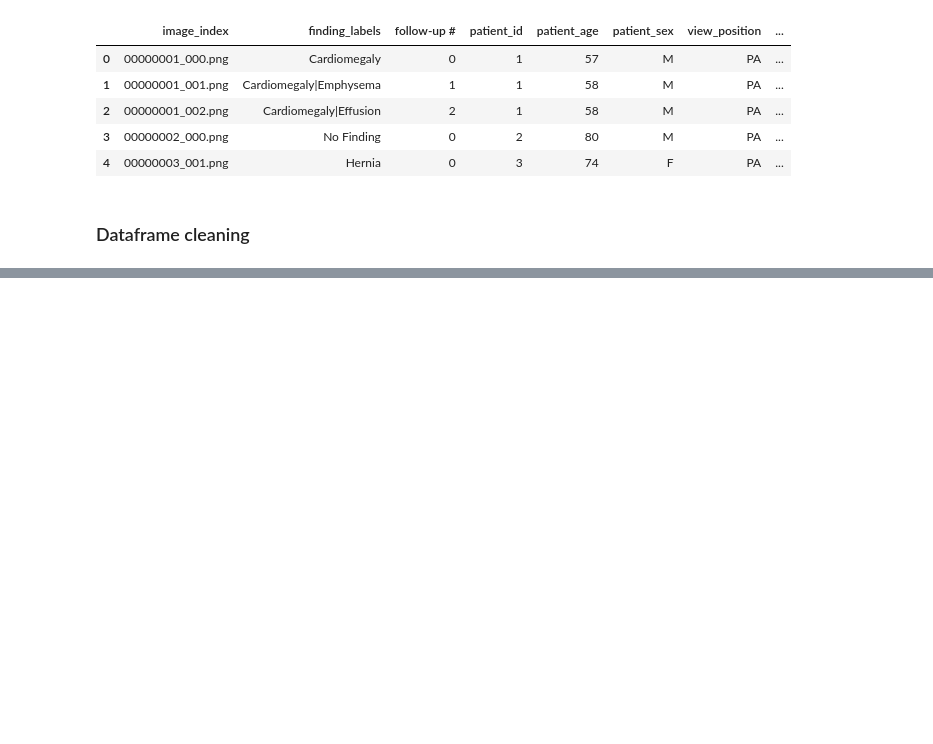
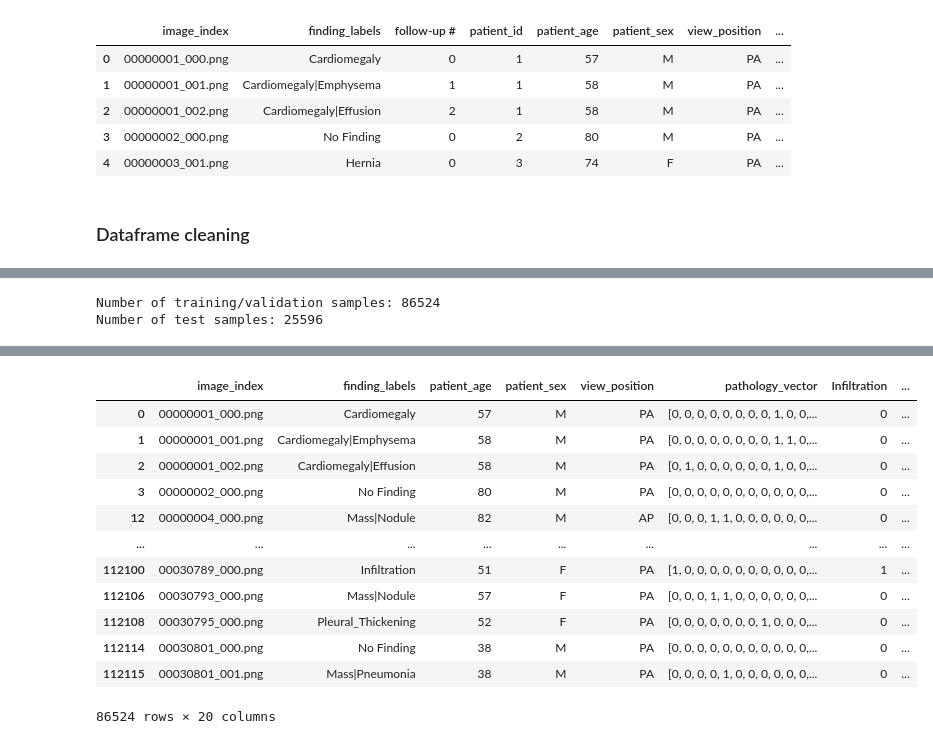
Before and after one commit to psiku/dnn-cxr-diagnostics, a Jupyter notebook: cxr-training-pipeline/notebooks/02_data_preparation/01_dataset_preparation.ipynb, the cells around one changed output, grey strips where cells are left out. Cells and saved outputs as stored; diff of their text form; code cells hidden in the pictures; blank space fills up the shorter version.

```diff
--- a/cxr-training-pipeline/notebooks/02_data_preparation/01_dataset_preparation.ipynb
+++ b/cxr-training-pipeline/notebooks/02_data_preparation/01_dataset_preparation.ipynb
@@ -98,0 +146,6 @@ original image resolution – images will be resized during preprocessing, so th
+# %%
+labels = cleaned_metadata["finding_labels"].str.get_dummies(sep="|")
+
+cleaned_metadata = cleaned_metadata.join(labels[PATHOLOGY_LIST])
+
+cleaned_metadata.head()
@@ -98,0 +162,3 @@ original image resolution – images will be resized during preprocessing, so th
+# %%
+train_val_list = catalog.load('cxr8_train_val_list')
+test_list = catalog.load('cxr8_test_list')
@@ -98,0 +168,15 @@ original image resolution – images will be resized during preprocessing, so th
+# %%
+train_val_list = [line.strip() for line in train_val_list.splitlines() if line.strip()]
+test_list = [line.strip() for line in test_list.splitlines() if line.strip()]
+
+print(f"Number of training/validation samples: {len(train_val_list)}")
+print(f"Number of test samples: {len(test_list)}")
+# %% [output]
+Number of training/validation samples: 86524
+Number of test samples: 25596
+# %%
+train_val_df = cleaned_metadata[cleaned_metadata['image_index'].isin(train_val_list)]
+test_df = cleaned_metadata[cleaned_metadata['image_index'].isin(test_list)]
+# %%
+train_val_df
+# %% [output]
@@ -98,0 +184,13 @@ original image resolution – images will be resized during preprocessing, so th
+|  | image_index | finding_labels | patient_age | patient_sex | view_position | pathology_vector | Infiltration | ... |
+| 0 | 00000001_000.png | Cardiomegaly | 57 | M | PA | [0, 0, 0, 0, 0, 0, 0, 0, 1, 0, 0,... | 0 | ... |
+| 1 | 00000001_001.png | Cardiomegaly|Emphysema | 58 | M | PA | [0, 0, 0, 0, 0, 0, 0, 0, 1, 1, 0,... | 0 | ... |
+| 2 | 00000001_002.png | Cardiomegaly|Effusion | 58 | M | PA | [0, 1, 0, 0, 0, 0, 0, 0, 1, 0, 0,... | 0 | ... |
+| 3 | 00000002_000.png | No Finding | 80 | M | PA | [0, 0, 0, 0, 0, 0, 0, 0, 0, 0, 0,... | 0 | ... |
+| 12 | 00000004_000.png | Mass|Nodule | 82 | M | AP | [0, 0, 0, 1, 1, 0, 0, 0, 0, 0, 0,... | 0 | ... |
+| ... | ... | ... | ... | ... | ... | ... | ... | ... |
+| 112100 | 00030789_000.png | Infiltration | 51 | F | PA | [1, 0, 0, 0, 0, 0, 0, 0, 0, 0, 0,... | 1 | ... |
+| 112106 | 00030793_000.png | Mass|Nodule | 57 | F | PA | [0, 0, 0, 1, 1, 0, 0, 0, 0, 0, 0,... | 0 | ... |
+| 112108 | 00030795_000.png | Pleural_Thickening | 52 | F | PA | [0, 0, 0, 0, 0, 0, 0, 1, 0, 0, 0,... | 0 | ... |
+| 112114 | 00030801_000.png | No Finding | 38 | M | PA | [0, 0, 0, 0, 0, 0, 0, 0, 0, 0, 0,... | 0 | ... |
+| 112115 | 00030801_001.png | Mass|Pneumonia | 38 | M | PA | [0, 0, 0, 0, 1, 0, 0, 0, 0, 0, 0,... | 0 | ... |
+86524 rows × 20 columns
```
Also changed, not shown: parts of 17 cells of this notebook, 1 other file.
